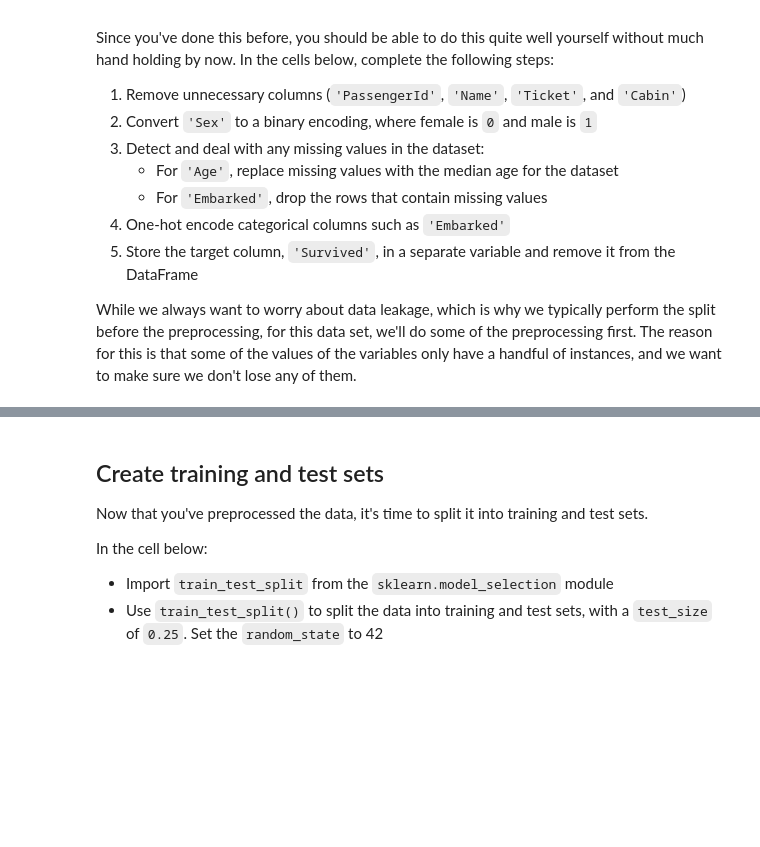
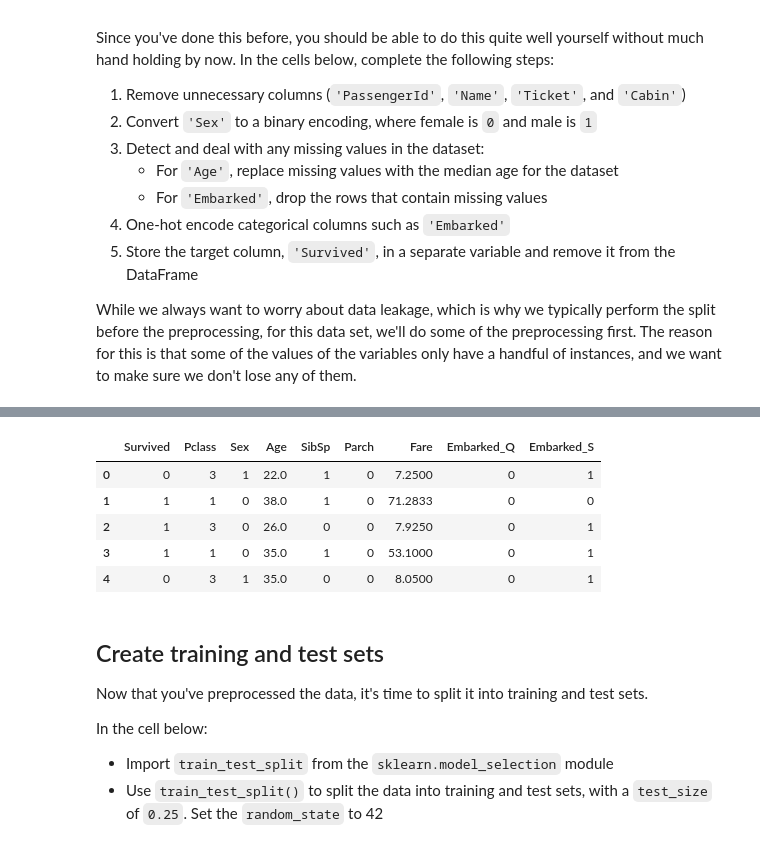
Before and after one commit to GraceMwende/PHASE_4-MS_DS, a Jupyter notebook: Flatiron/Week1/KNN with scikit-learn - Lab.ipynb, the cells around one changed output, grey strips where cells are left out. Drawn from its saved outputs; the diff is of its cells as text; code cells hidden in the pictures; blank space fills up the shorter version.

```diff
--- a/Flatiron/Week1/KNN with scikit-learn - Lab.ipynb
+++ b/Flatiron/Week1/KNN with scikit-learn - Lab.ipynb
@@ -69,5 +69,5 @@ Since you've done this before, you should be able to do this quite well yourself
 While we always want to worry about data leakage, which is why we typically perform the split before the preprocessing, for this data set, we'll do some of the preprocessing first. The reason for this is that some of the values of the variables only have a handful of instances, and we want to make sure we don't lose any of them.
 # %%
 # Drop the unnecessary columns
-df = None
+df = raw_df.drop(columns=['PassengerId','Name','Ticket','Cabin'])
 df.head()
@@ -74,4 +81,6 @@ df.head()
 # %%
 # Convert Sex to binary encoding
-df['Sex'] = None
+# df['Sex'] = pd.get_dummies(df['Sex'],drop_first=True)
+# df.head()
+df['Sex'] = df['Sex'].map({'female': 0, 'male': 1})
 df.head()
@@ -80,4 +107,4 @@ df.head()
 # %%
 # Impute the missing values in 'Age'
-df['Age'] = None
+df['Age'] = df['Age'].fillna(df['Age'].median())
 df.isna().sum()
@@ -84,4 +121,4 @@ df.isna().sum()
 # %%
 # Drop the rows missing values in the 'Embarked' column
-df = None
+df = df.dropna(subset='Embarked')
 df.isna().sum()
@@ -88,6 +135,13 @@ df.isna().sum()
 # %%
 # One-hot encode the categorical columns
-one_hot_df = None
+one_hot_df = pd.get_dummies(df,drop_first=True)
 one_hot_df.head()
+# %% [output]
+|  | Survived | Pclass | Sex | Age | SibSp | Parch | Fare | Embarked_Q | Embarked_S |
+| 0 | 0 | 3 | 1 | 22.0 | 1 | 0 | 7.2500 | 0 | 1 |
+| 1 | 1 | 1 | 0 | 38.0 | 1 | 0 | 71.2833 | 0 | 0 |
+| 2 | 1 | 3 | 0 | 26.0 | 0 | 0 | 7.9250 | 0 | 1 |
+| 3 | 1 | 1 | 0 | 35.0 | 1 | 0 | 53.1000 | 0 | 1 |
+| 4 | 0 | 3 | 1 | 35.0 | 0 | 0 | 8.0500 | 0 | 1 |
 # %%
 # Assign the 'Survived' column to labels
```
Also changed, not shown: parts of 16 cells of this notebook, 5 other files.
